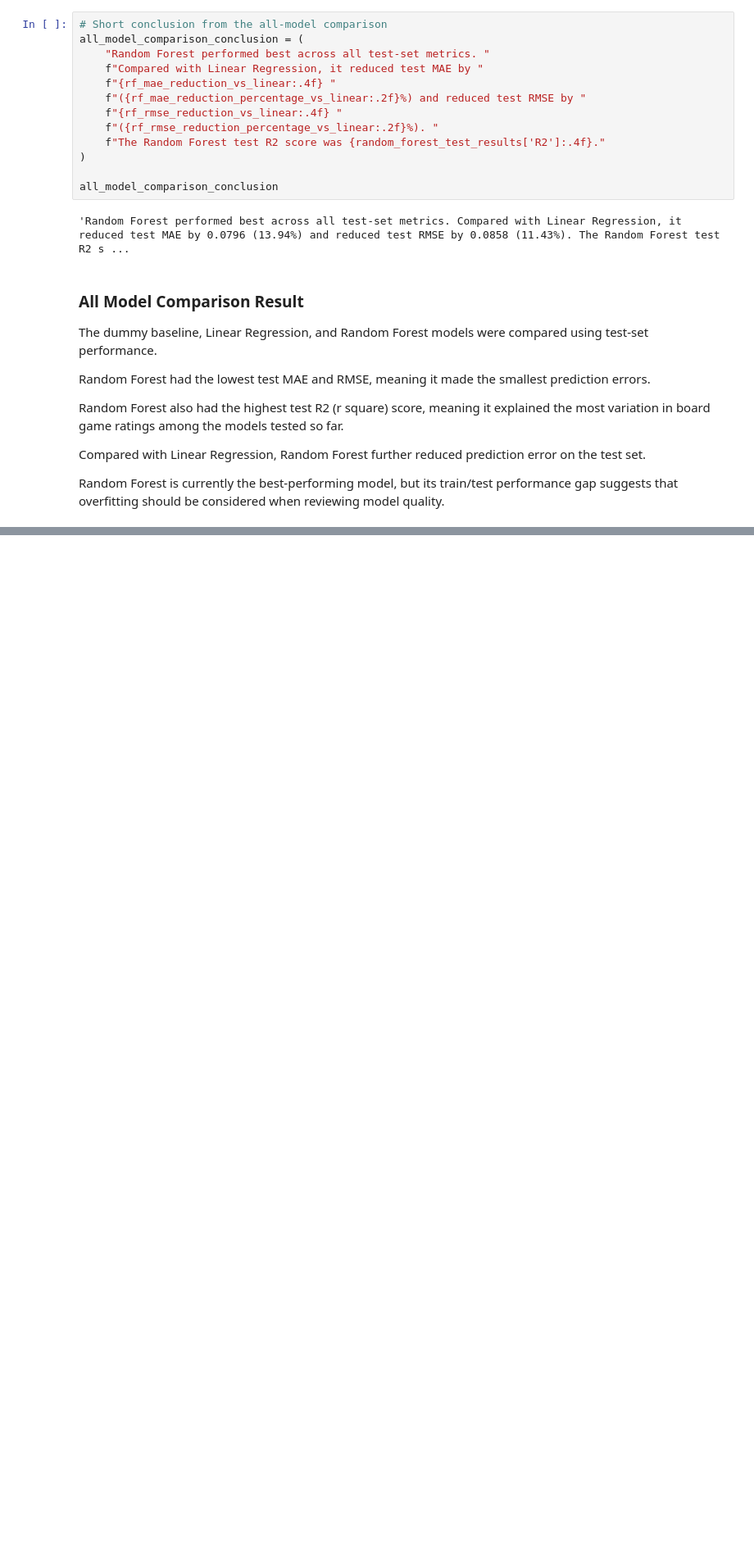
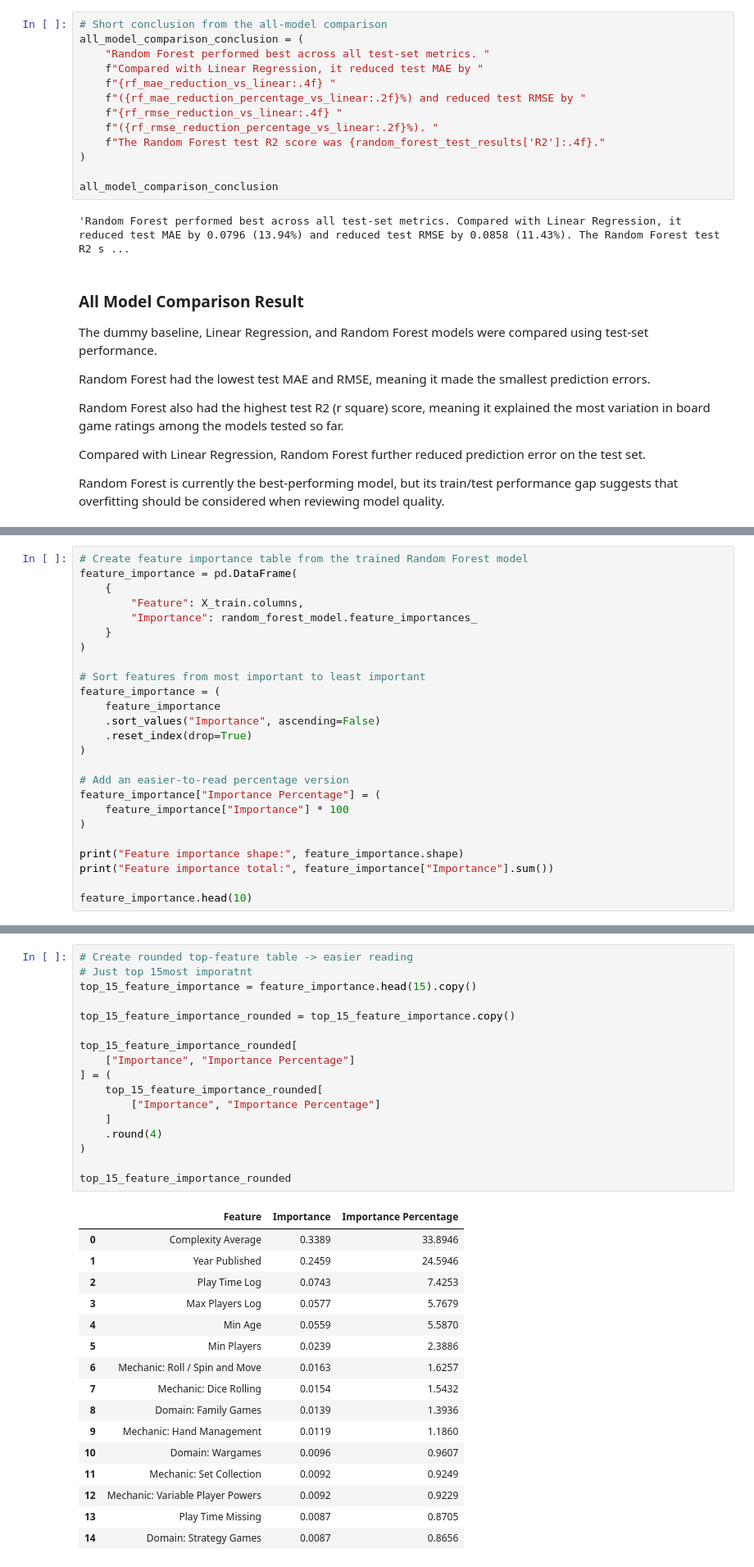
Before and after one commit to Agnogh/board-game-rating-predictor, a Jupyter notebook: notebooks/06_model_improvement_and_selection.ipynb, the cells around one changed output, grey strips where cells are left out. Shown at 82% size. Drawn from its saved outputs; the diff is of its cells as text; blank space fills up the shorter version.

```diff
--- a/notebooks/06_model_improvement_and_selection.ipynb
+++ b/notebooks/06_model_improvement_and_selection.ipynb
@@ -600,0 +613,25 @@ Random Forest is currently the best-performing model, but its train/test perform
+# %%
+# Create feature importance table from the trained Random Forest model
+feature_importance = pd.DataFrame(
+    {
+        "Feature": X_train.columns,
+        "Importance": random_forest_model.feature_importances_
+    }
+)
+
+# Sort features from most important to least important
+feature_importance = (
+    feature_importance
+    .sort_values("Importance", ascending=False)
+    .reset_index(drop=True)
+)
+
+# Add an easier-to-read percentage version
+feature_importance["Importance Percentage"] = (
+    feature_importance["Importance"] * 100
+)
+
+print("Feature importance shape:", feature_importance.shape)
+print("Feature importance total:", feature_importance["Importance"].sum())
+
+feature_importance.head(10)
@@ -600,0 +652,34 @@ Random Forest is currently the best-performing model, but its train/test perform
+# %%
+# Create rounded top-feature table -> easier reading
+# Just top 15most imporatnt
+top_15_feature_importance = feature_importance.head(15).copy()
+
+top_15_feature_importance_rounded = top_15_feature_importance.copy()
+
+top_15_feature_importance_rounded[
+    ["Importance", "Importance Percentage"]
+] = (
+    top_15_feature_importance_rounded[
+        ["Importance", "Importance Percentage"]
+    ]
+    .round(4)
+)
+
+top_15_feature_importance_rounded
+# %% [output]
+|  | Feature | Importance | Importance Percentage |
+| 0 | Complexity Average | 0.3389 | 33.8946 |
+| 1 | Year Published | 0.2459 | 24.5946 |
+| 2 | Play Time Log | 0.0743 | 7.4253 |
+| 3 | Max Players Log | 0.0577 | 5.7679 |
+| 4 | Min Age | 0.0559 | 5.5870 |
+| 5 | Min Players | 0.0239 | 2.3886 |
+| 6 | Mechanic: Roll / Spin and Move | 0.0163 | 1.6257 |
+| 7 | Mechanic: Dice Rolling | 0.0154 | 1.5432 |
+| 8 | Domain: Family Games | 0.0139 | 1.3936 |
+| 9 | Mechanic: Hand Management | 0.0119 | 1.1860 |
+| 10 | Domain: Wargames | 0.0096 | 0.9607 |
+| 11 | Mechanic: Set Collection | 0.0092 | 0.9249 |
+| 12 | Mechanic: Variable Player Powers | 0.0092 | 0.9229 |
+| 13 | Play Time Missing | 0.0087 | 0.8705 |
+| 14 | Domain: Strategy Games | 0.0087 | 0.8656 |
```
Also changed, not shown: parts of 11 cells of this notebook, 1 other file.
